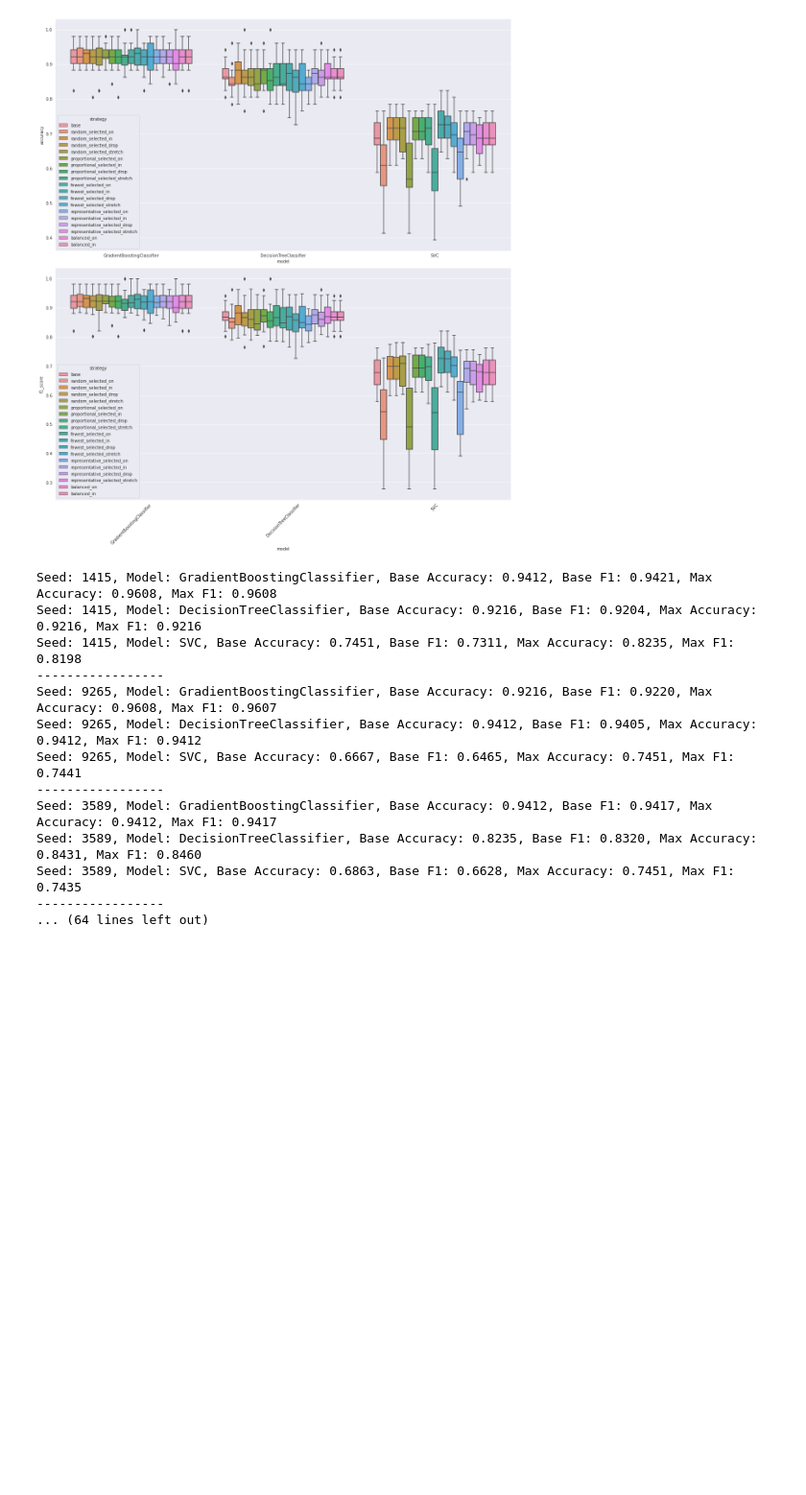
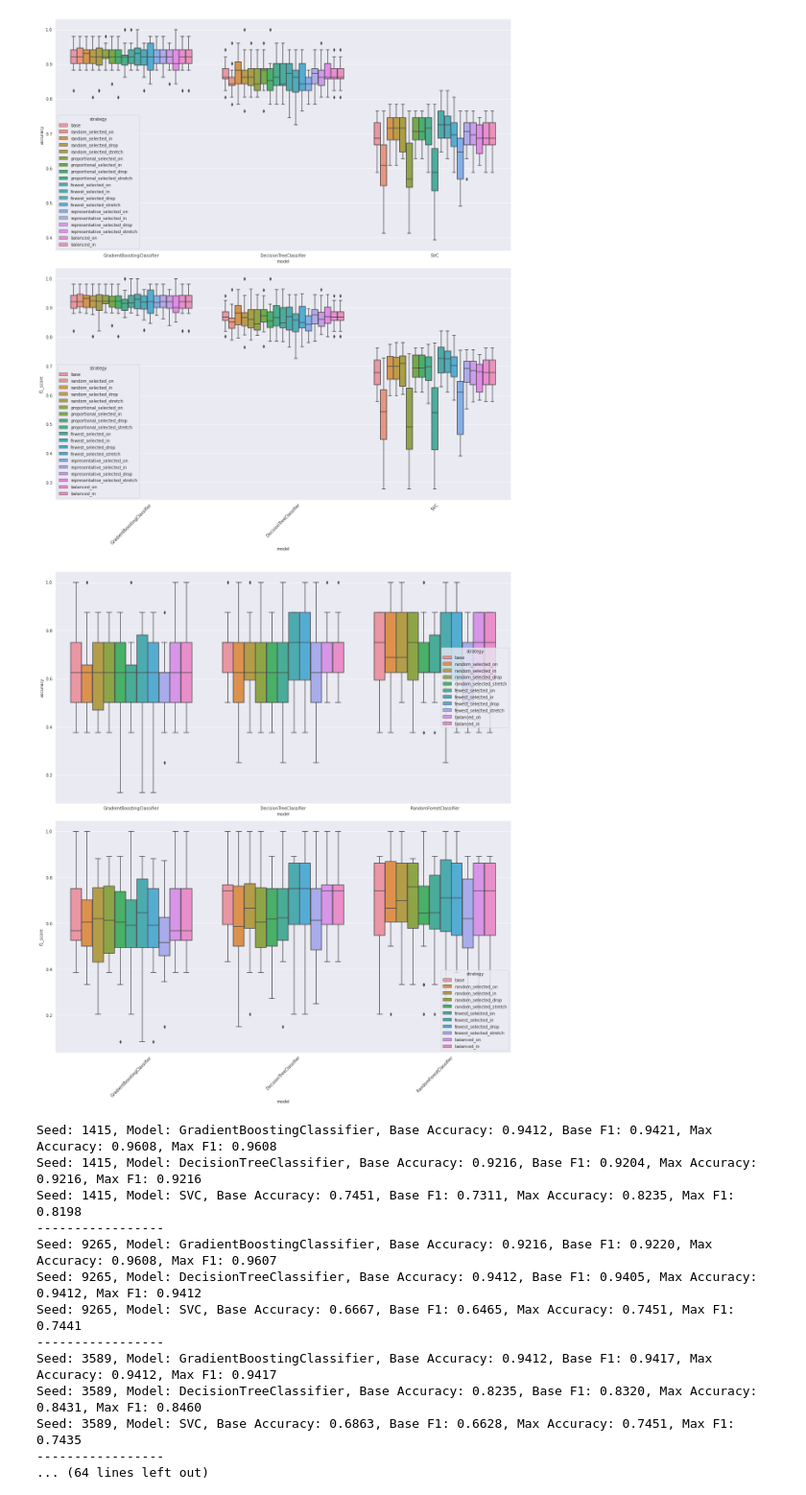
Before and after one commit to YakshHaranwala/AugmenTRAJ, a Jupyter notebook: Notebooks/Box-Plots.ipynb, the cells around one changed output. Shown at 96% size. Saved outputs shown, nothing was run; the diff lists cells and outputs as text; code cells hidden in the pictures; blank space fills up the shorter version.

Commit message:
Added geolife runs, 25% improvement! Huge win here

```diff
--- a/Notebooks/Box-Plots.ipynb
+++ b/Notebooks/Box-Plots.ipynb
@@ -22,6 +22,15 @@ plt.xticks(rotation=45)
 plt.tight_layout()
 # %% [output]
 [figure]
+# %%
+gl_results = pd.read_csv('./results/geolife_results.csv')
+fig2, ax2 = plt.subplots(2, 1, figsize=(16, 18))
+sns.boxplot(gl_results, x='model', y='accuracy', hue='strategy', ax=ax2[0])
+sns.boxplot(gl_results, x='model', y='f1_score', hue='strategy', ax=ax2[1])
+plt.xticks(rotation=45)
+plt.tight_layout()
+# %% [output]
+[figure, added]
 # %%
 seeds = starkey_results.seed.unique()
 models = starkey_results.model.unique()
```
Also changed, not shown: parts of 2 cells of this notebook, 4 other files.
